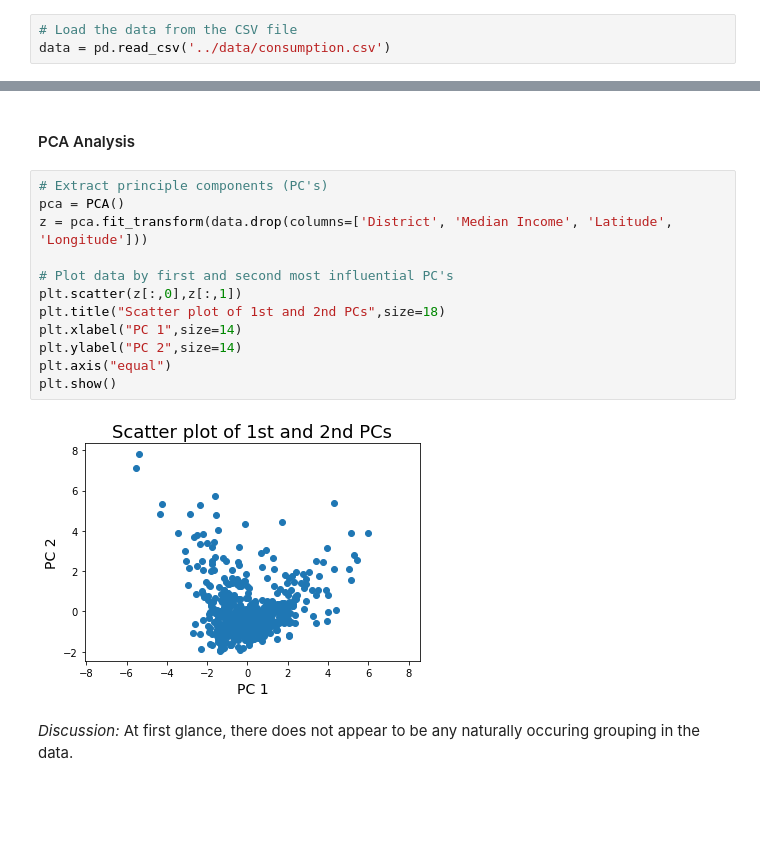
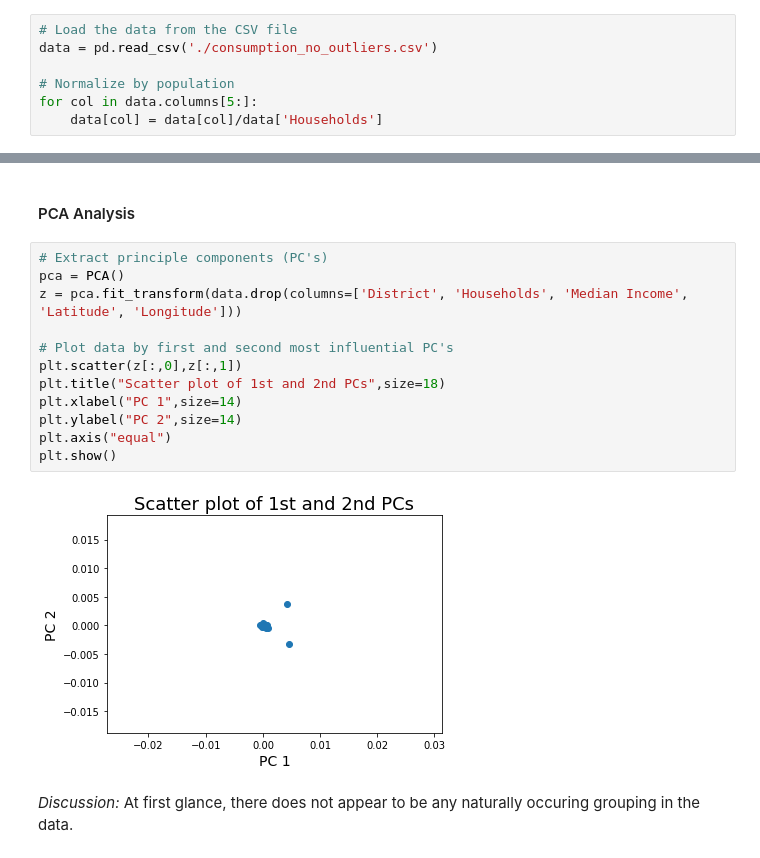
Before and after one commit to fructose/pds, a Jupyter notebook: clustering/explore_consumption.ipynb, the cells around one changed output, grey strips where cells are left out. Cells and saved outputs as stored; diff of their text form; blank space fills up the shorter version.

```diff
--- a/clustering/explore_consumption.ipynb
+++ b/clustering/explore_consumption.ipynb
@@ -10,7 +10,11 @@ import pandas as pd
 #### Load the data
 # %%
 # Load the data from the CSV file
-data = pd.read_csv('../data/consumption.csv')
+data = pd.read_csv('./consumption_no_outliers.csv')
+
+# Normalize by population
+for col in data.columns[5:]:
+    data[col] = data[col]/data['Households']
 # %% [markdown]
 #### Prepare data for analysis
 # %% [markdown]
@@ -24,17 +28,17 @@ from sklearn.manifold import MDS
 # %%
 # Extract principle components (PC's)
 pca = PCA()
-z = pca.fit_transform(data.drop(columns=['District', 'Median Income', 'Latitude', 'Longitude']))
+z = pca.fit_transform(data.drop(columns=['District', 'Households', 'Median Income', 'Latitude', 'Longitude']))
 
 # Plot data by first and second most influential PC's
 plt.scatter(z[:,0],z[:,1])
 plt.title("Scatter plot of 1st and 2nd PCs",size=18)
 plt.xlabel("PC 1",size=14)
 plt.ylabel("PC 2",size=14)
 plt.axis("equal")
 plt.show()
 # %% [output]
-[figure, old version]
+[figure, new version]
 # %% [markdown]
 *Discussion:*
 At first glance, there does not appear to be any naturally occuring grouping in the data.
```
Also changed, not shown: parts of 7 cells of this notebook, 10 other files.
